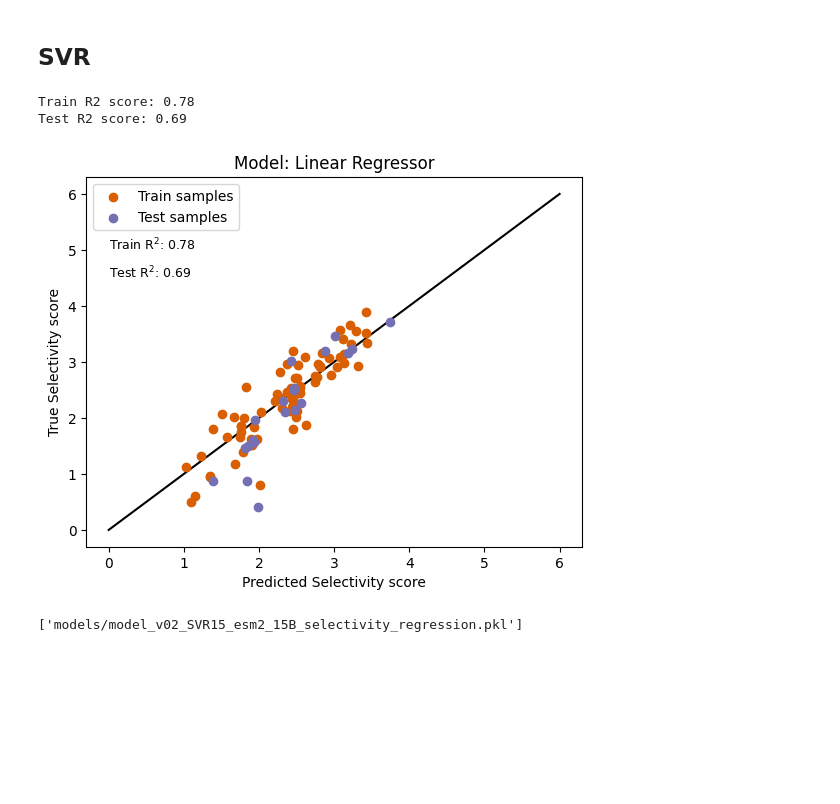
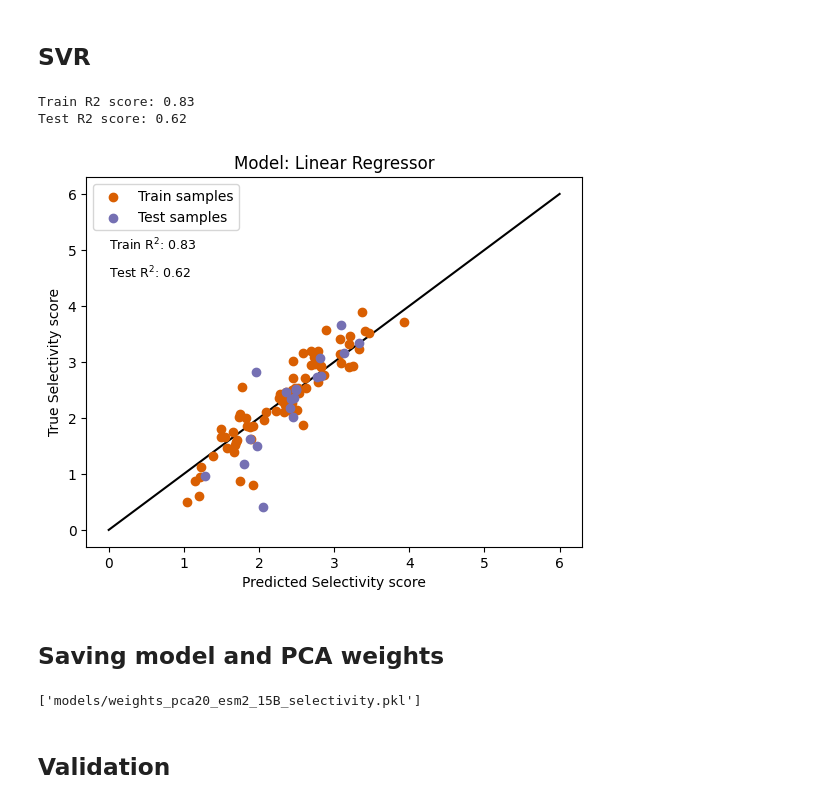
Before and after one commit to ziul-bio/DMS_ML_AMP, a Jupyter notebook: 05_Selectivity_model_v02.ipynb, the cells around one changed output. Cells and saved outputs as stored; diff of their text form; code cells hidden in the pictures; blank space fills up the shorter version.

```diff
--- a/05_Selectivity_model_v02.ipynb
+++ b/05_Selectivity_model_v02.ipynb
@@ -347,7 +342,7 @@ results_final.query('num_pca == 15')
 # Split the data into training and testing sets
 X_train, X_test, y_train, y_test = train_test_split(features, target, test_size=0.2, random_state=42)
 # %%
-num_pca_components = 15
+num_pca_components = 20
 
 pca = PCA(num_pca_components)
 pca.fit(X_train)
@@ -364,12 +351,0 @@ joblib.dump(pca, 'models/pca15_weights_v02.pkl')
-# %%
-# train support vector machine regressor
-model = LinearRegression(
-    fit_intercept=True
-    )
-
-# fined tuned SVR performance
-model.fit(X_train_pca, y_train)
-
-# print R2 score
-print(f'Train R2 score: {model.score(X_train_pca, y_train):.2f}')
-print(f'Test R2 score: {model.score(X_test_pca, y_test):.2f}')
@@ -395,15 +352,15 @@ plt.show()
 # %% [markdown]
 ## Lasso
 # %%
-model = Lasso(
-    alpha=0.12,
+lasso = Lasso(
+    alpha=0.01,
     max_iter=10000
 )
 
 # fined tuned SVR performance
-model.fit(X_train_pca, y_train)
+lasso.fit(X_train_pca, y_train)
 
 # print R2 score
-print(f'Train R2 score: {model.score(X_train_pca, y_train):.2f}')
-print(f'Test R2 score: {model.score(X_test_pca, y_test):.2f}')
+print(f'Train R2 score: {lasso.score(X_train_pca, y_train):.2f}')
+print(f'Test R2 score: {lasso.score(X_test_pca, y_test):.2f}')
 # %% [output]
@@ -429,39 +386,44 @@ plt.show()
 ## SVR
 # %%
 # train support vector machine regressor
-model = SVR(
+svmR = SVR(
     C=0.1,
     gamma='scale',
     kernel='linear',
     )
 
 # fined tuned SVR performance
-model.fit(X_train_pca, y_train)
+svmR.fit(X_train_pca, y_train)
 
 # print R2 score
-print(f'Train R2 score: {model.score(X_train_pca, y_train):.2f}')
-print(f'Test R2 score: {model.score(X_test_pca, y_test):.2f}')
+print(f'Train R2 score: {svmR.score(X_train_pca, y_train):.2f}')
+print(f'Test R2 score: {svmR.score(X_test_pca, y_test):.2f}')
 # %% [output]
-Train R2 score: 0.78
-Test R2 score: 0.69
+Train R2 score: 0.83
+Test R2 score: 0.62
 # %%
-train_pred = model.predict(X_train_pca)
-y_pred = model.predict(X_test_pca)
+train_pred = svmR.predict(X_train_pca)
+y_pred = svmR.predict(X_test_pca)
 
 plt.scatter(train_pred, y_train, label="Train samples", c='#d95f02')
 plt.scatter(y_pred, y_test, label="Test samples", c='#7570b3')
 plt.title(f"Model: Linear Regressor")
 plt.xlabel("Predicted Selectivity score")
 plt.ylabel("True Selectivity score")
 plt.plot([0, 6], [0, 6], c='k', zorder=0)
-plt.text(0, 5, f'Train R$^2$: {model.score(X_train_pca, y_train).round(2)}', fontsize = 9)
-plt.text(0, 4.5, f'Test R$^2$: {model.score(X_test_pca, y_test).round(2)}', fontsize = 9)
+plt.text(0, 5, f'Train R$^2$: {svmR.score(X_train_pca, y_train).round(2)}', fontsize = 9)
+plt.text(0, 4.5, f'Test R$^2$: {svmR.score(X_test_pca, y_test).round(2)}', fontsize = 9)
 plt.legend()
 plt.show()
 # %% [output]
-[figure, old version]
+[figure, new version]
+# %% [markdown]
+## Saving model and PCA weights
 # %%
 ## save the model
-joblib.dump(model, 'models/model_v02_SVR15_esm2_15B_selectivity_regression.pkl')
+joblib.dump(lasso, 'models/model_v02_svmR20_esm2_15B_selectivity_regression.pkl')
+joblib.dump(pca, 'models/weights_pca20_esm2_15B_selectivity.pkl')
 # %% [output]
-['models/model_v02_SVR15_esm2_15B_selectivity_regression.pkl']
+['models/weights_pca20_esm2_15B_selectivity.pkl']
+# %% [markdown]
+## Validation
```
Also changed, not shown: parts of 23 cells of this notebook.
